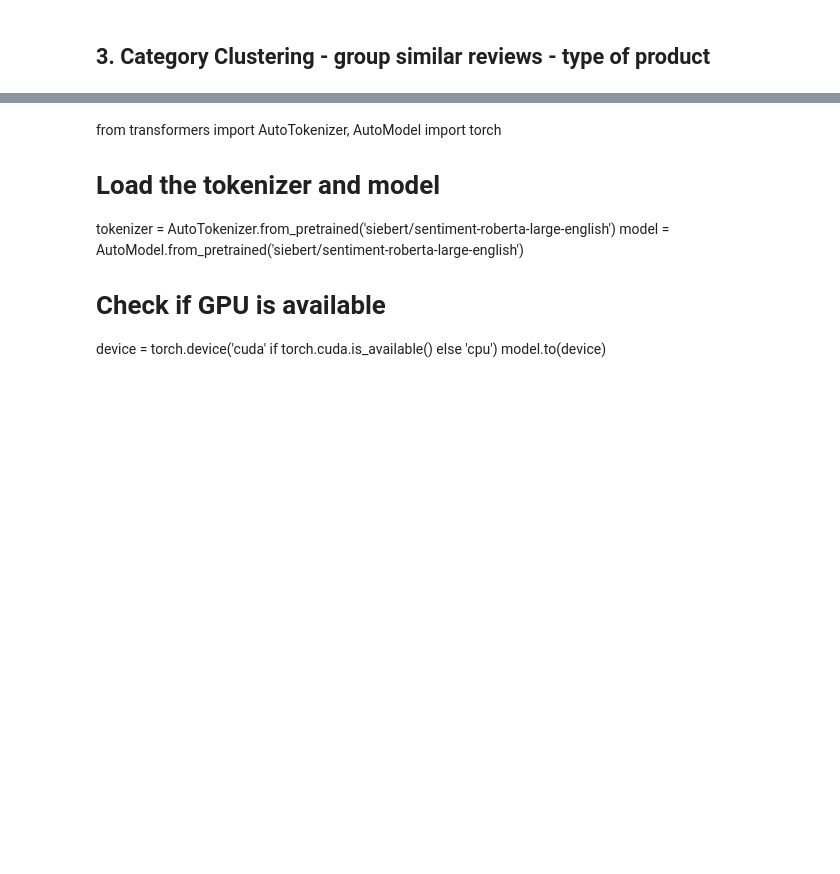
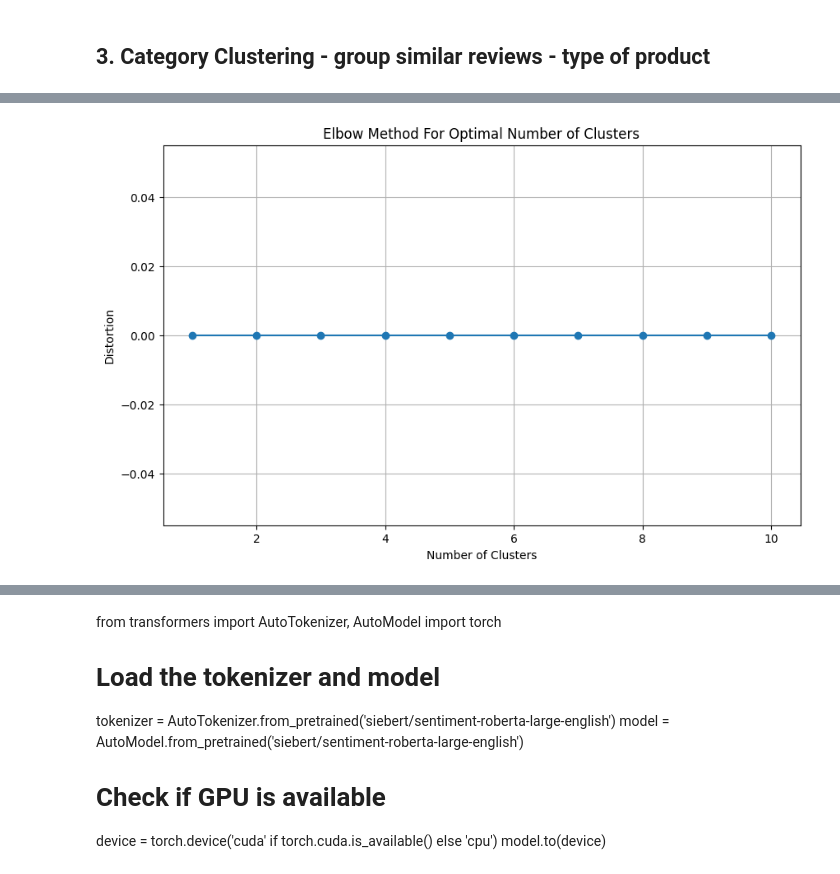
Before and after one commit to solvedbrunus/Project-3---IronHack, a Jupyter notebook: newstart.ipynb, the cells around one changed output, grey strips where cells are left out. Saved outputs shown, nothing was run; the diff lists cells and outputs as text; code cells hidden in the pictures; blank space fills up the shorter version.

```diff
--- a/newstart.ipynb
+++ b/newstart.ipynb
@@ -274,0 +398,17 @@ print(classification_report(y_test, predicted_labels))
+# %%
+from bertopic import BERTopic
+
+# Create a BERTopic model
+topic_model = BERTopic(language="english")
+
+# Fit the model on the review data
+topics, probabilities = topic_model.fit_transform(X)
+
+# Extract topics and their representative terms
+topic_info = topic_model.get_topic_info()
+representative_terms = {topic: topic_model.get_topic(topic) for topic in topic_info.Topic.unique()}
+
+# Display the topics and their representative terms
+print(topic_info)
+for topic, terms in representative_terms.items():
+    print(f"Topic {topic}: {terms}")
@@ -274,0 +429,61 @@ print(classification_report(y_test, predicted_labels))
+# %%
+from sklearn.metrics import silhouette_score
+from sklearn.decomposition import PCA
+import matplotlib.pyplot as plt
+import numpy as np
+
+# Function to calculate coherence score
+def calculate_coherence_score(model, texts):
+    from gensim.models.coherencemodel import CoherenceModel
+    from gensim.corpora.dictionary import Dictionary
+    topics = model.get_topics()
+    # Convert topics to the required format
+    formatted_topics = [[word for word, _ in topic] for topic in topics.values()]
+    # Create a Gensim dictionary from the texts
+    dictionary = Dictionary([text.split() for text in texts])
+    coherence_model = CoherenceModel(topics=formatted_topics, texts=[text.split() for text in texts], dictionary=dictionary, coherence='c_v')
+    return coherence_model.get_coherence()
+
+
+# Function to calculate silhouette score
+def calculate_silhouette_score(model, embeddings):
+    # Get the topics directly from the model's fit_transform result
+    labels = model.topics_
+    # Reshape embeddings to be 2D
+    if embeddings.ndim == 1:
+        embeddings = embeddings.reshape(-1, 1)
+    return silhouette_score(embeddings, labels)
+
+# Function to calculate elbow method score
+def calculate_elbow_method(model, docs, embeddings, max_clusters=10):
+    distortions = []
+    for k in range(1, max_clusters + 1):
+        # Reduce topics with original documents
+        reduced_model = model.reduce_topics(docs, nr_topics=k)
+        # Calculate distortion using the reduced model
+        topics, _ = reduced_model.transform(docs)
+        distortions.append(np.sum(np.square(topics)))
+    return distortions
+
+
+
+# Calculate coherence score
+coherence_score = calculate_coherence_score(topic_model, X)
+print(f"Coherence Score: {coherence_score}")
+
+# Calculate silhouette score
+silhouette_score_value = calculate_silhouette_score(topic_model, probabilities)
+print(f"Silhouette Score: {silhouette_score_value}")
+
+# Calculate elbow method score
+elbow_scores = calculate_elbow_method(topic_model, X, probabilities)
+
+# Plot results
+plt.figure(figsize=(10, 6))
+plt.plot(range(1, len(elbow_scores) + 1), elbow_scores, marker='o')
+plt.xlabel('Number of Clusters')
+plt.ylabel('Distortion')
+plt.title('Elbow Method For Optimal Number of Clusters')
+plt.grid(True)
+plt.show()
+# %% [output]
@@ -274,0 +492 @@ print(classification_report(y_test, predicted_labels))
+[figure, added]
```
Also changed, not shown: parts of 14 cells of this notebook.
